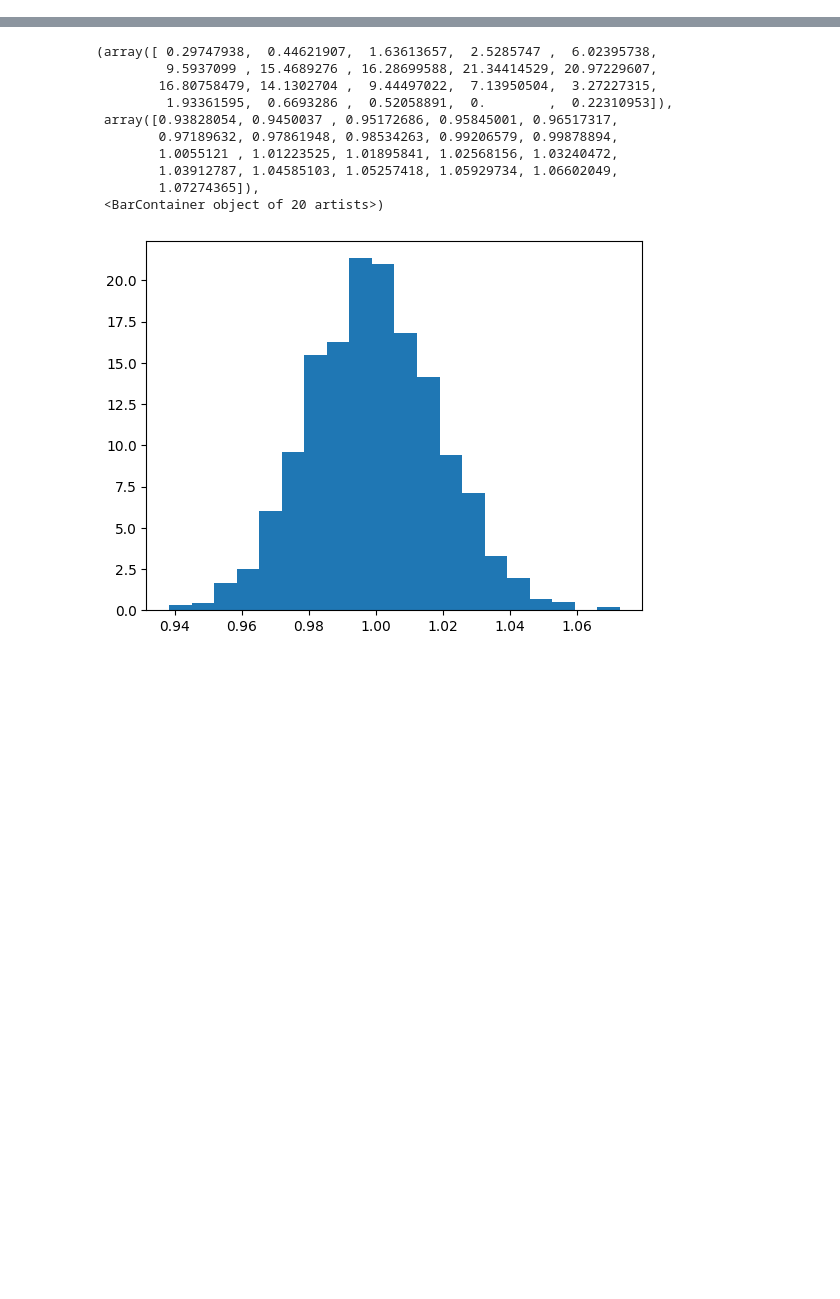
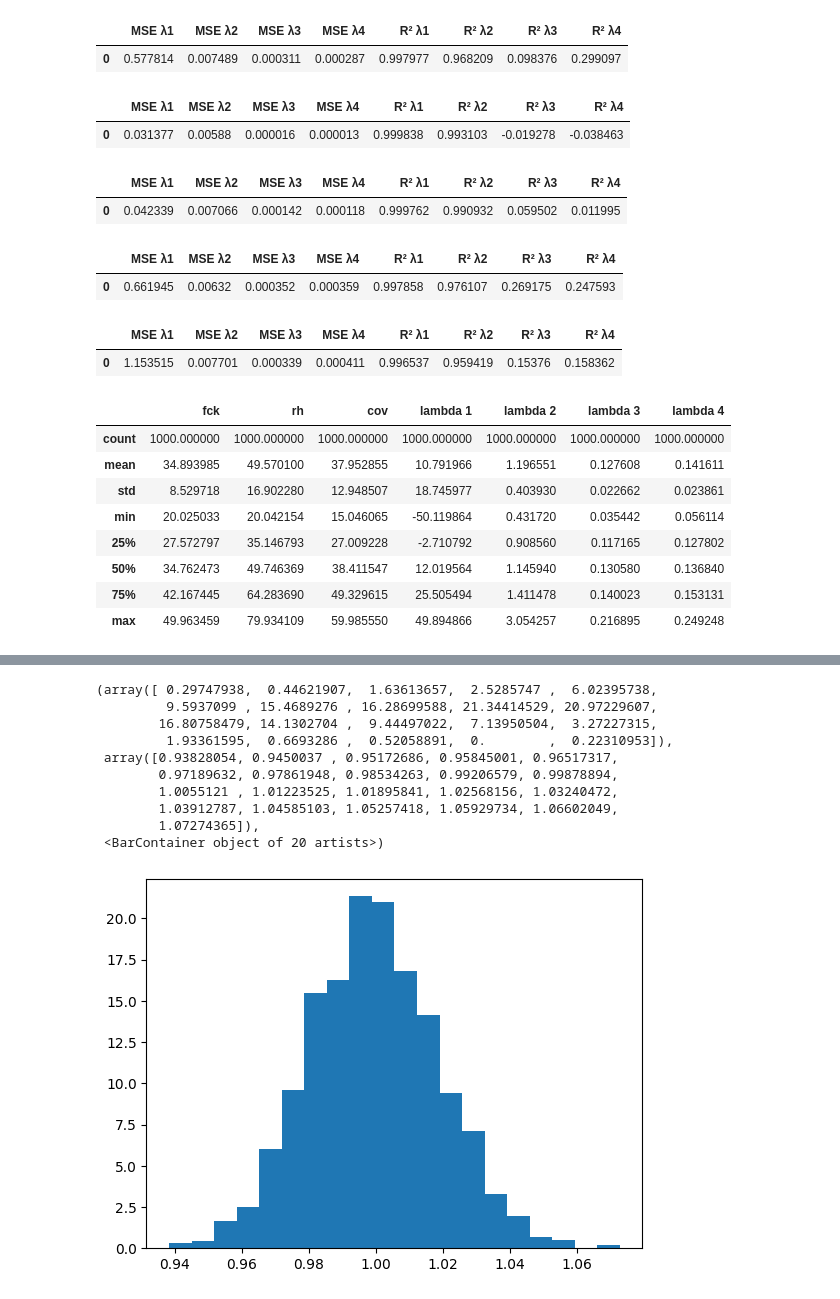
Before and after one commit to Pesquisa-UFCAT/2024-1_victor_hugo_renata_maria, a Jupyter notebook: beam_problem_1/01_glam_real_data/testes_gerais_distrib.ipynb, the cells around one changed output, grey strips where cells are left out. Cells and saved outputs as stored; diff of their text form; code cells hidden in the pictures; blank space fills up the shorter version.

```diff
--- a/beam_problem_1/01_glam_real_data/testes_gerais_distrib.ipynb
+++ b/beam_problem_1/01_glam_real_data/testes_gerais_distrib.ipynb
@@ -10,3 +11,70 @@ file_loaded
+# %%
+#100000 150
+import dill
+filename_stats = f'/home/tempestade/Documentos/2024-1_victor_hugo_renata_maria/beam_problem_1/100000_pce_validation_stats_100.0_install_1990_cement_3_exposure_2.pkl'
+with open(filename_stats, 'rb') as f:
+    file_loaded = dill.load(f)
+file_loaded
+# %% [output]
+|  | MSE λ1 | MSE λ2 | MSE λ3 | MSE λ4 | R² λ1 | R² λ2 | R² λ3 | R² λ4 |
+| 0 | 0.577814 | 0.007489 | 0.000311 | 0.000287 | 0.997977 | 0.968209 | 0.098376 | 0.299097 |
+# %%
+#100000 0,0
+import dill
+filename_stats = f'/home/tempestade/Documentos/2024-1_victor_hugo_renata_maria/beam_problem_1/pce_validation_stats_0.00 test 100000_install_1990_cement_3_exposure_2.pkl'
+with open(filename_stats, 'rb') as f:
+    file_loaded = dill.load(f)
+file_loaded
+# %% [output]
+|  | MSE λ1 | MSE λ2 | MSE λ3 | MSE λ4 | R² λ1 | R² λ2 | R² λ3 | R² λ4 |
+| 0 | 0.031377 | 0.00588 | 0.000016 | 0.000013 | 0.999838 | 0.993103 | -0.019278 | -0.038463 |
+# %%
+#10000 0,0
+import dill
+filename_stats = f'/home/tempestade/Documentos/2024-1_victor_hugo_renata_maria/beam_problem_1/pce_validation_stats_0.00 test 10000_install_1990_cement_3_exposure_2.pkl'
+with open(filename_stats, 'rb') as f:
+    file_loaded = dill.load(f)
+file_loaded
+# %% [output]
+|  | MSE λ1 | MSE λ2 | MSE λ3 | MSE λ4 | R² λ1 | R² λ2 | R² λ3 | R² λ4 |
+| 0 | 0.042339 | 0.007066 | 0.000142 | 0.000118 | 0.999762 | 0.990932 | 0.059502 | 0.011995 |
+# %%
+#1000 0,0
+import dill
+filename_stats = f'/home/tempestade/Documentos/2024-1_victor_hugo_renata_maria/beam_problem_1/pce_validation_stats_100.0_install_1990_cement_3_exposure_2.pkl'
+with open(filename_stats, 'rb') as f:
+    file_loaded = dill.load(f)
+file_loaded
+# %% [output]
+|  | MSE λ1 | MSE λ2 | MSE λ3 | MSE λ4 | R² λ1 | R² λ2 | R² λ3 | R² λ4 |
+| 0 | 0.661945 | 0.00632 | 0.000352 | 0.000359 | 0.997858 | 0.976107 | 0.269175 | 0.247593 |
+# %%
+#1000 150,0
+import dill
+filename_stats = f'/home/tempestade/Documentos/2024-1_victor_hugo_renata_maria/beam_problem_1/pce_validation_stats_133.33333333333334_install_1990_cement_3_exposure_2.pkl'
+with open(filename_stats, 'rb') as f:
+    file_loaded = dill.load(f)
+file_loaded
+# %% [output]
+|  | MSE λ1 | MSE λ2 | MSE λ3 | MSE λ4 | R² λ1 | R² λ2 | R² λ3 | R² λ4 |
+| 0 | 1.153515 | 0.007701 | 0.000339 | 0.000411 | 0.996537 | 0.959419 | 0.15376 | 0.158362 |
+# %%
+#1000 150,0
+import dill
+filename_stats = f'/home/tempestade/Documentos/2024-1_victor_hugo_renata_maria/beam_problem_1/100000_dataset_unique_150.0_install_1990_cement_3_exposure_2.pkl'
+with open(filename_stats, 'rb') as f:
+    file_loaded = dill.load(f)
+file_loaded.describe()
+# %% [output]
+|  | fck | rh | cov | lambda 1 | lambda 2 | lambda 3 | lambda 4 |
+| count | 1000.000000 | 1000.000000 | 1000.000000 | 1000.000000 | 1000.000000 | 1000.000000 | 1000.000000 |
+| mean | 34.893985 | 49.570100 | 37.952855 | 10.791966 | 1.196551 | 0.127608 | 0.141611 |
+| std | 8.529718 | 16.902280 | 12.948507 | 18.745977 | 0.403930 | 0.022662 | 0.023861 |
+| min | 20.025033 | 20.042154 | 15.046065 | -50.119864 | 0.431720 | 0.035442 | 0.056114 |
+| 25% | 27.572797 | 35.146793 | 27.009228 | -2.710792 | 0.908560 | 0.117165 | 0.127802 |
+| 50% | 34.762473 | 49.746369 | 38.411547 | 12.019564 | 1.145940 | 0.130580 | 0.136840 |
+| 75% | 42.167445 | 64.283690 | 49.329615 | 25.505494 | 1.411478 | 0.140023 | 0.153131 |
+| max | 49.963459 | 79.934109 | 59.985550 | 49.894866 | 3.054257 | 0.216895 | 0.249248 |
 # %%
 import numpy as np
 n_latent_samples = 2000
```
Also changed, not shown: parts of 5 cells of this notebook, 32 other files.
